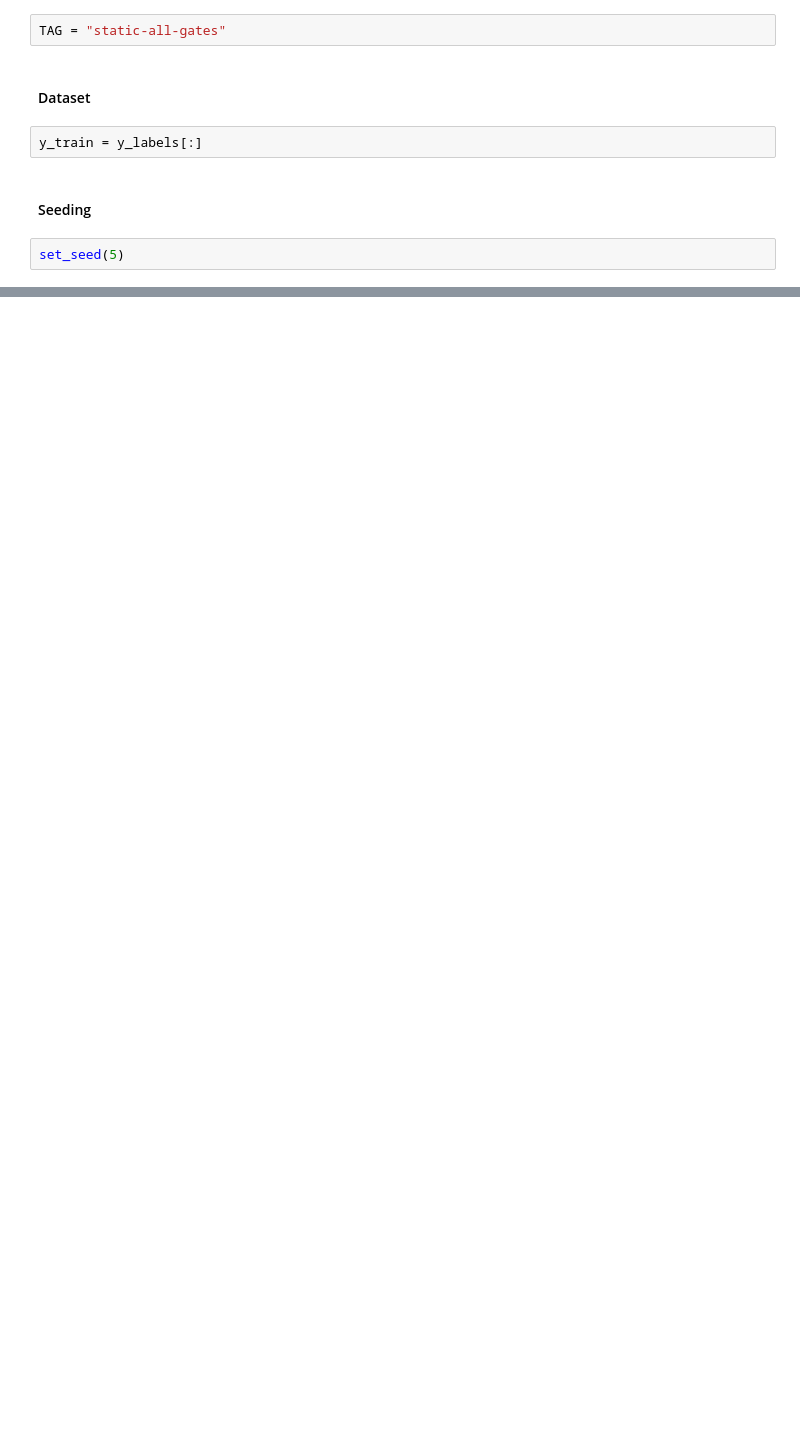
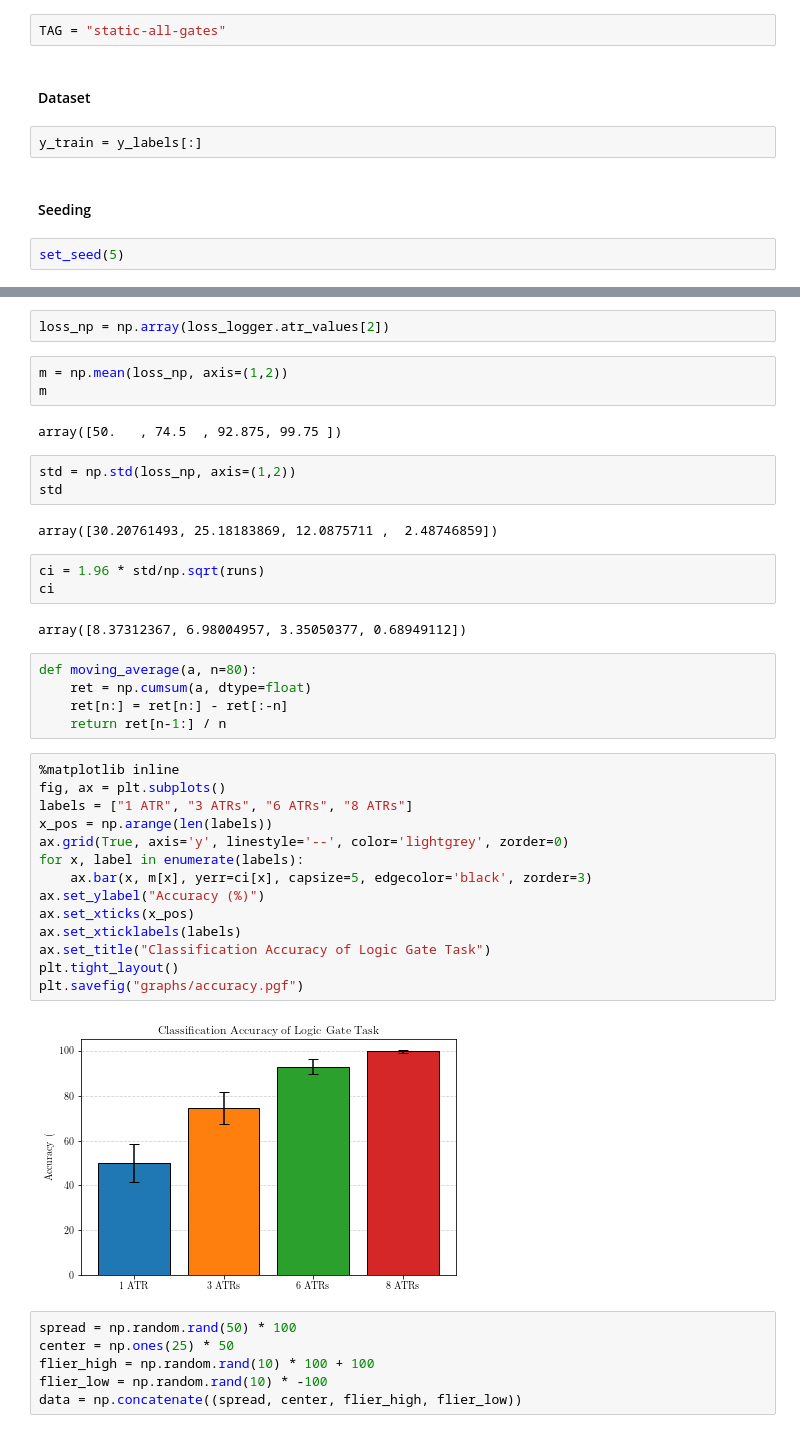
Before and after one commit to DLii-Research/context-learning, a Jupyter notebook: 1. Logic Gates.ipynb, the cells around one changed output, grey strips where cells are left out. Drawn from its saved outputs; the diff is of its cells as text; blank space fills up the shorter version.

```diff
--- a/1. Logic Gates.ipynb
+++ b/1. Logic Gates.ipynb
@@ -504,0 +602,44 @@ Wall time: 541 ms
+# %%
+loss_np = np.array(loss_logger.atr_values[2])
+# %%
+m = np.mean(loss_np, axis=(1,2))
+m
+# %% [output]
+array([50.   , 74.5  , 92.875, 99.75 ])
+# %%
+std = np.std(loss_np, axis=(1,2))
+std
+# %% [output]
+array([30.20761493, 25.18183869, 12.0875711 ,  2.48746859])
+# %%
+ci = 1.96 * std/np.sqrt(runs)
+ci
+# %% [output]
+array([8.37312367, 6.98004957, 3.35050377, 0.68949112])
+# %%
+def moving_average(a, n=80):
+    ret = np.cumsum(a, dtype=float)
+    ret[n:] = ret[n:] - ret[:-n]
+    return ret[n-1:] / n
+# %%
+%matplotlib inline
+fig, ax = plt.subplots()
+labels = ["1 ATR", "3 ATRs", "6 ATRs", "8 ATRs"]
+x_pos = np.arange(len(labels))
+ax.grid(True, axis='y', linestyle='--', color='lightgrey', zorder=0)
+for x, label in enumerate(labels):
+    ax.bar(x, m[x], yerr=ci[x], capsize=5, edgecolor='black', zorder=3)
+ax.set_ylabel("Accuracy (%)")
+ax.set_xticks(x_pos)
+ax.set_xticklabels(labels)
+ax.set_title("Classification Accuracy of Logic Gate Task")
+plt.tight_layout()
+plt.savefig("graphs/accuracy.pgf")
+# %% [output]
+[figure, added]
+# %%
+spread = np.random.rand(50) * 100
+center = np.ones(25) * 50
+flier_high = np.random.rand(10) * 100 + 100
+flier_low = np.random.rand(10) * -100
+data = np.concatenate((spread, center, flier_high, flier_low))
```
Also changed, not shown: parts of 76 cells of this notebook, 22 other files.
